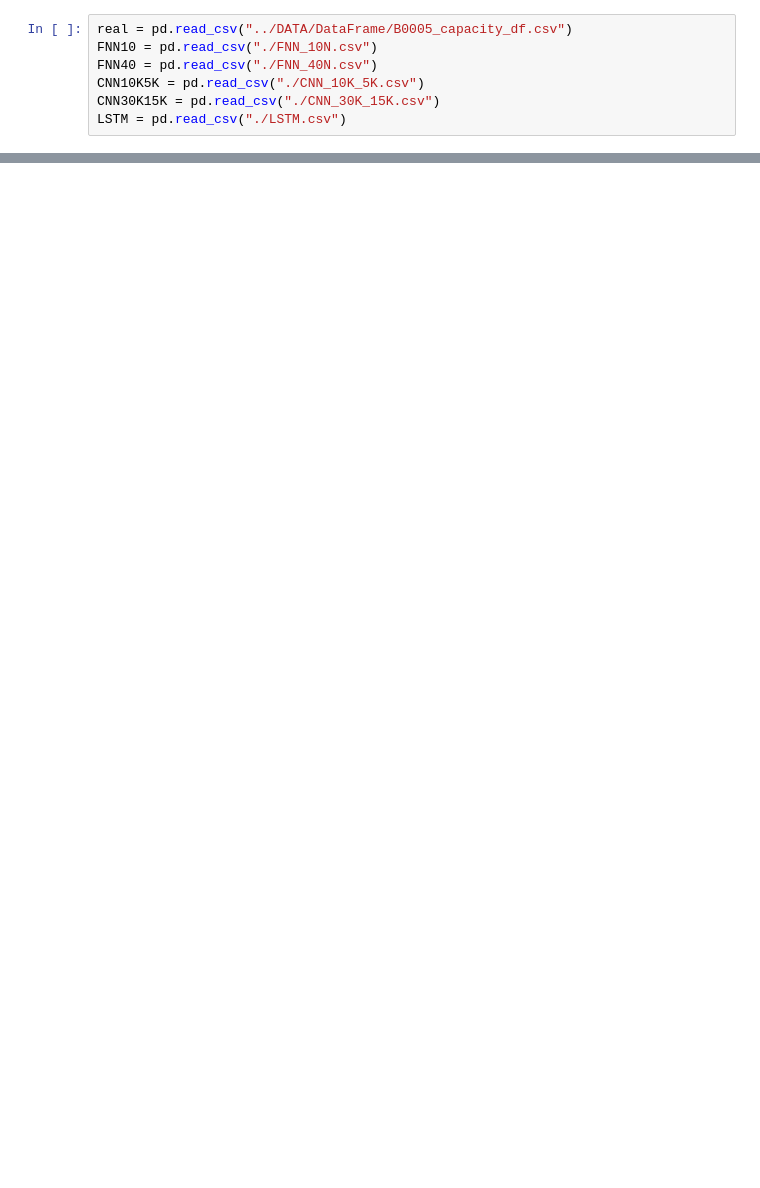
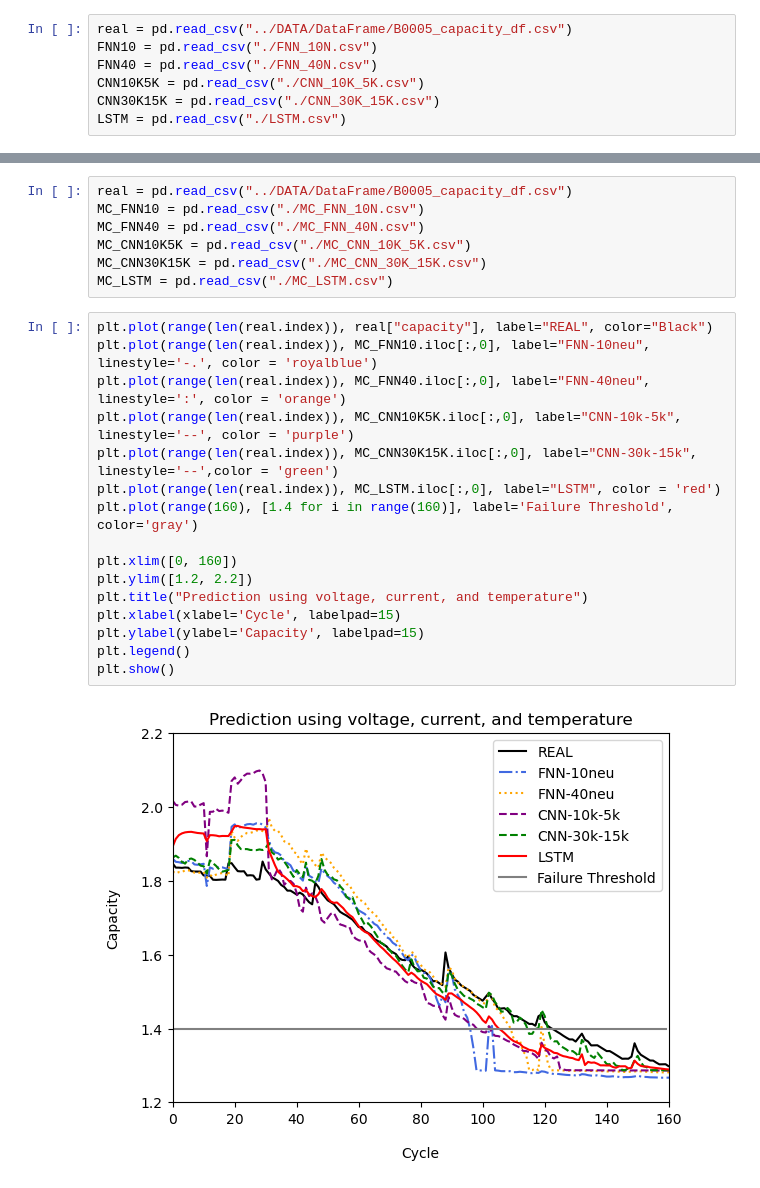
Before and after one commit to SierraJY/NASA-Li-ion-BATTERY, a Jupyter notebook: PREDICT/compare.ipynb, the cells around one changed output, grey strips where cells are left out. Cells and saved outputs as stored; diff of their text form; blank space fills up the shorter version.

```diff
--- a/PREDICT/compare.ipynb
+++ b/PREDICT/compare.ipynb
@@ -27,0 +34,25 @@ plt.show()
+# %%
+real = pd.read_csv("../DATA/DataFrame/B0005_capacity_df.csv")
+MC_FNN10 = pd.read_csv("./MC_FNN_10N.csv")
+MC_FNN40 = pd.read_csv("./MC_FNN_40N.csv")
+MC_CNN10K5K = pd.read_csv("./MC_CNN_10K_5K.csv")
+MC_CNN30K15K = pd.read_csv("./MC_CNN_30K_15K.csv")
+MC_LSTM = pd.read_csv("./MC_LSTM.csv")
+# %%
+plt.plot(range(len(real.index)), real["capacity"], label="REAL", color="Black")
+plt.plot(range(len(real.index)), MC_FNN10.iloc[:,0], label="FNN-10neu", linestyle='-.', color = 'royalblue')
+plt.plot(range(len(real.index)), MC_FNN40.iloc[:,0], label="FNN-40neu", linestyle=':', color = 'orange')
+plt.plot(range(len(real.index)), MC_CNN10K5K.iloc[:,0], label="CNN-10k-5k", linestyle='--', color = 'purple')
+plt.plot(range(len(real.index)), MC_CNN30K15K.iloc[:,0], label="CNN-30k-15k", linestyle='--',color = 'green')
+plt.plot(range(len(real.index)), MC_LSTM.iloc[:,0], label="LSTM", color = 'red')
+plt.plot(range(160), [1.4 for i in range(160)], label='Failure Threshold', color='gray')
+
+plt.xlim([0, 160])
+plt.ylim([1.2, 2.2])
+plt.title("Prediction using voltage, current, and temperature")
+plt.xlabel(xlabel='Cycle', labelpad=15)
+plt.ylabel(ylabel='Capacity', labelpad=15)
+plt.legend()
+plt.show()
+# %% [output]
+[figure, added]
```
Also changed, not shown: parts of 3 cells of this notebook, 22 other files.
